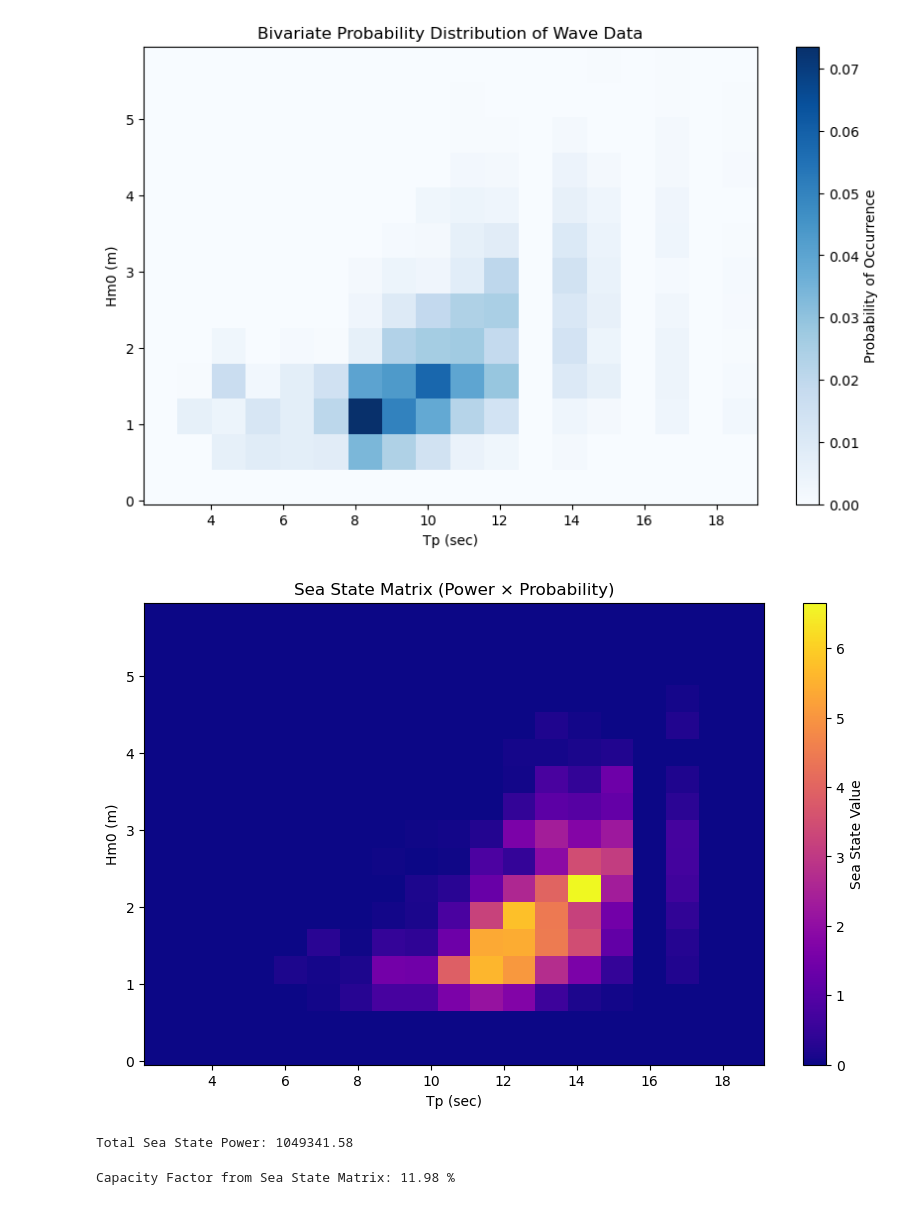
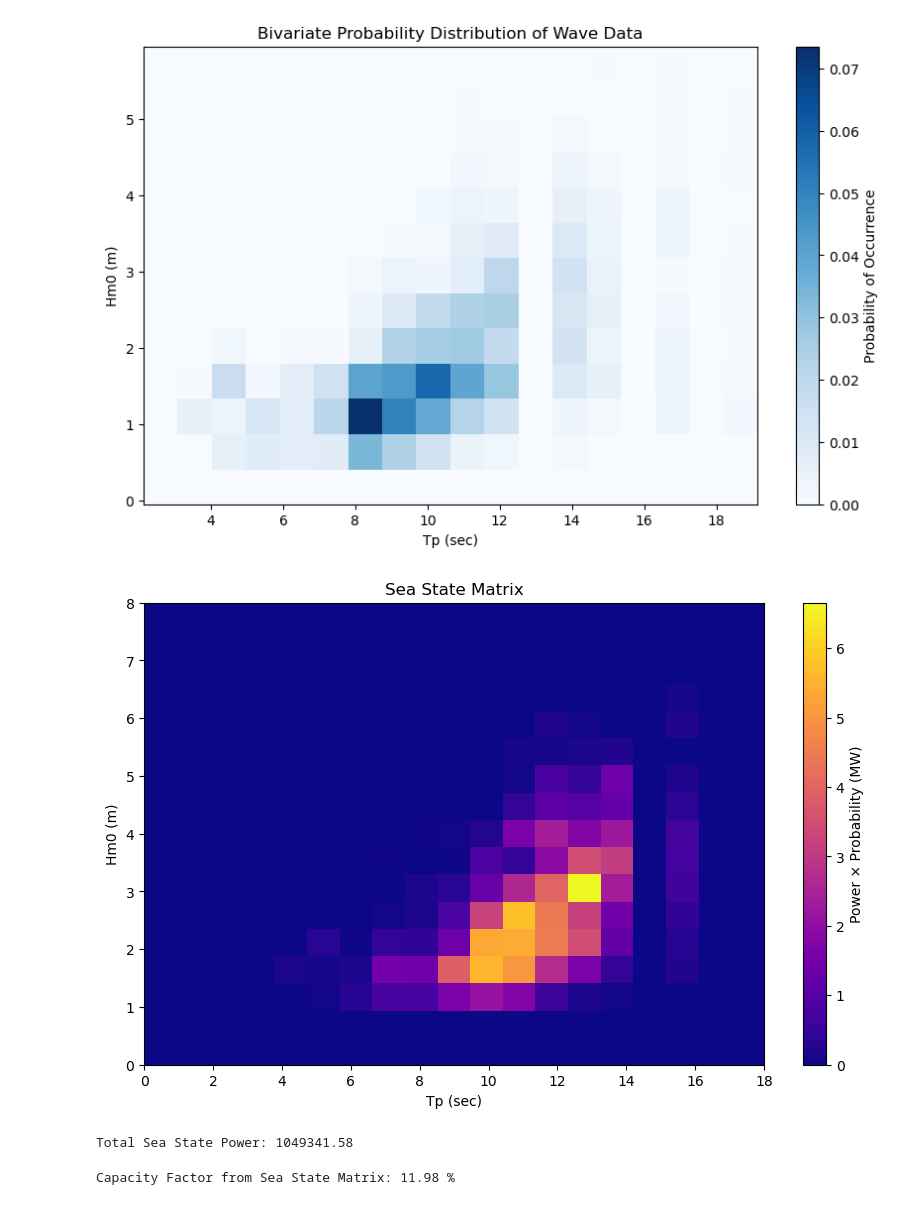
Before and after one commit to Aqdas-M/Offshore-Renewable-Technologies, a Jupyter notebook: Assignment 3/Assignment_3_Code.ipynb, the cells around one changed output. Cells and saved outputs as stored; diff of their text form; code cells hidden in the pictures.

```diff
--- a/Assignment 3/Assignment_3_Code.ipynb
+++ b/Assignment 3/Assignment_3_Code.ipynb
@@ -288,26 +286,25 @@ plt.show()
 # %% [output]
 [figure]
 # %%
-
 
 # Multiply binned power and probability to get the sea state matrix
 sea_state = power_data.iloc[:, 1:].values * nearest_probability
 
-# Plot the sea state matrix
+# Plot the sea state matrix with correct axes
 plt.figure(figsize=(10, 6))
 plt.imshow(sea_state, origin='lower', aspect='auto',
-           extent=[tp_bins[0], tp_bins[-1], hm0_bins[0], hm0_bins[-1]],
+           extent=[tp_values.min(), tp_values.max(), hm0_values.min(), hm0_values.max()],
            cmap='plasma')
-plt.colorbar(label='Sea State Value')
+plt.colorbar(label='Power × Probability (MW)')
 plt.xlabel('Tp (sec)')
 plt.ylabel('Hm0 (m)')
-plt.title('Sea State Matrix (Power × Probability)')
+plt.title('Sea State Matrix')
 plt.show()
 
 total_sea_state_power = np.sum(sea_state) * 8760  # Convert to MWh/year
 print(f"Total Sea State Power: {total_sea_state_power:.2f}")
 # %% [output]
-[figure, old version]
+[figure, new version]
 Total Sea State Power: 1049341.58
 # %%
 cf = total_sea_state_power / (installed_capacity * len(wave_data))
```
Also changed, not shown: parts of 1 cell of this notebook.
